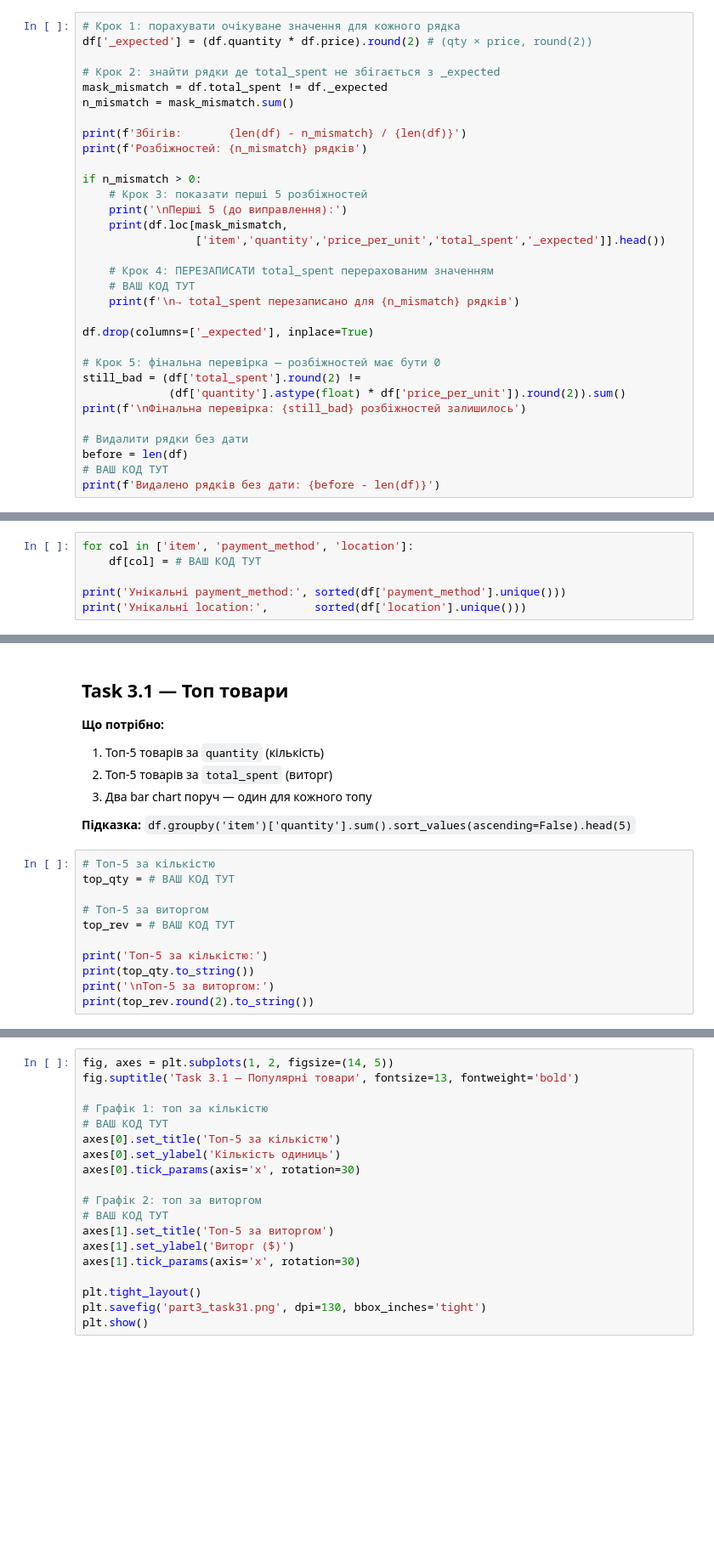
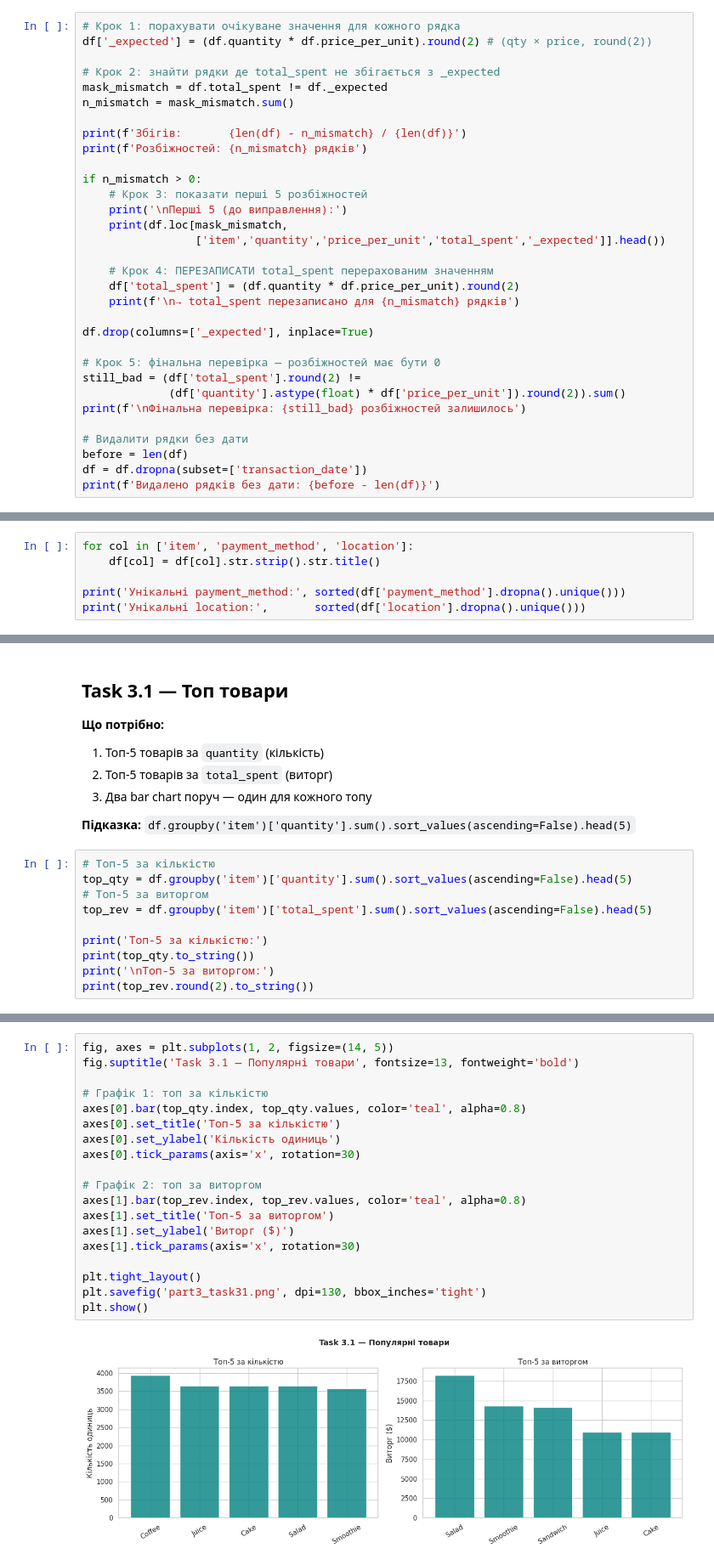
Before and after one commit to zzzer0-wav/Analysis_Cafe_Sales, a Jupyter notebook: notebooks/cafe_cleaning_version_2_(cleaning_example).ipynb, the cells around one changed output, grey strips where cells are left out. Shown at 85% size. Saved outputs shown, nothing was run; the diff lists cells and outputs as text; blank space fills up the shorter version.

```diff
--- a/notebooks/cafe_cleaning_version_2_(cleaning_example).ipynb
+++ b/notebooks/cafe_cleaning_version_2_(cleaning_example).ipynb
@@ -522,6 +538,6 @@ n_mismatch = mask_mismatch.sum()
 # %%
 # Крок 1: порахувати очікуване значення для кожного рядка
-df['_expected'] = (df.quantity * df.price).round(2) # (qty × price, round(2))
+df['_expected'] = (df.quantity * df.price_per_unit).round(2) # (qty × price, round(2))
 
 # Крок 2: знайти рядки де total_spent не збігається з _expected
 mask_mismatch = df.total_spent != df._expected
@@ -537,7 +553,7 @@ if n_mismatch > 0:
                  ['item','quantity','price_per_unit','total_spent','_expected']].head())
 
     # Крок 4: ПЕРЕЗАПИСАТИ total_spent перерахованим значенням
-    # ВАШ КОД ТУТ
+    df['total_spent'] = (df.quantity * df.price_per_unit).round(2)
     print(f'\n→ total_spent перезаписано для {n_mismatch} рядків')
 
 df.drop(columns=['_expected'], inplace=True)
@@ -549,6 +565,6 @@ print(f'\nФінальна перевірка: {still_bad} розбіжност
 
 # Видалити рядки без дати
 before = len(df)
-# ВАШ КОД ТУТ
+df = df.dropna(subset=['transaction_date'])
 print(f'Видалено рядків без дати: {before - len(df)}')
 # %% [output]
@@ -561,7 +581,7 @@ AttributeError: 'DataFrame' object has no attribute 'price'
 - Кожне слово з великої літери (`.str.title()`)
 # %%
 for col in ['item', 'payment_method', 'location']:
-    df[col] = # ВАШ КОД ТУТ
+    df[col] = df[col].str.strip().str.title()
 
-print('Унікальні payment_method:', sorted(df['payment_method'].unique()))
-print('Унікальні location:',       sorted(df['location'].unique()))
+print('Унікальні payment_method:', sorted(df['payment_method'].dropna().unique()))
+print('Унікальні location:',       sorted(df['location'].dropna().unique()))
@@ -615,10 +650,9 @@ print(f'✓ Збережено: {FILE_OUT} — готовий для Tableau!')
 **Підказка:** `df.groupby('item')['quantity'].sum().sort_values(ascending=False).head(5)`
 # %%
 # Топ-5 за кількістю
-top_qty = # ВАШ КОД ТУТ
-
+top_qty = df.groupby('item')['quantity'].sum().sort_values(ascending=False).head(5)
 # Топ-5 за виторгом
-top_rev = # ВАШ КОД ТУТ
+top_rev = df.groupby('item')['total_spent'].sum().sort_values(ascending=False).head(5)
 
 print('Топ-5 за кількістю:')
 print(top_qty.to_string())
@@ -627,19 +677,21 @@ print(top_rev.round(2).to_string())
 # %%
 fig, axes = plt.subplots(1, 2, figsize=(14, 5))
 fig.suptitle('Task 3.1 — Популярні товари', fontsize=13, fontweight='bold')
 
 # Графік 1: топ за кількістю
-# ВАШ КОД ТУТ
+axes[0].bar(top_qty.index, top_qty.values, color='teal', alpha=0.8)
 axes[0].set_title('Топ-5 за кількістю')
 axes[0].set_ylabel('Кількість одиниць')
 axes[0].tick_params(axis='x', rotation=30)
 
 # Графік 2: топ за виторгом
-# ВАШ КОД ТУТ
+axes[1].bar(top_rev.index, top_rev.values, color='teal', alpha=0.8)
 axes[1].set_title('Топ-5 за виторгом')
 axes[1].set_ylabel('Виторг ($)')
 axes[1].tick_params(axis='x', rotation=30)
 
 plt.tight_layout()
 plt.savefig('part3_task31.png', dpi=130, bbox_inches='tight')
 plt.show()
+# %% [output]
+[figure, added]
```
Also changed, not shown: parts of 14 cells of this notebook.
